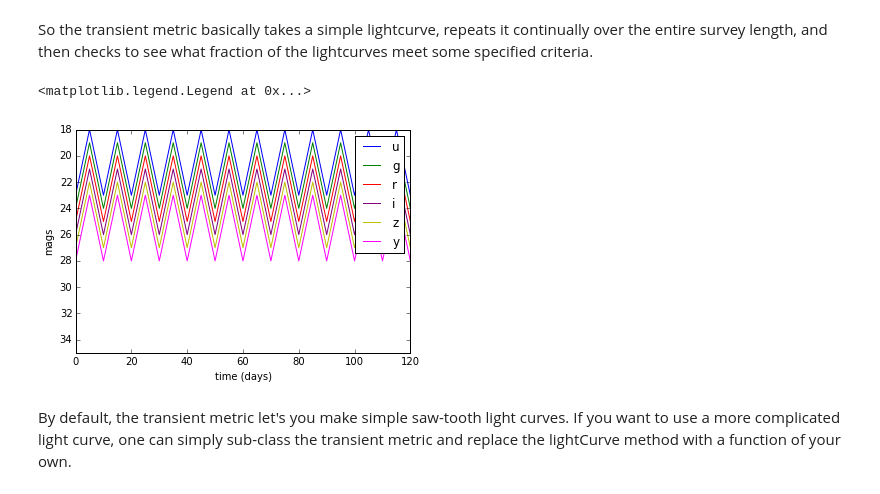
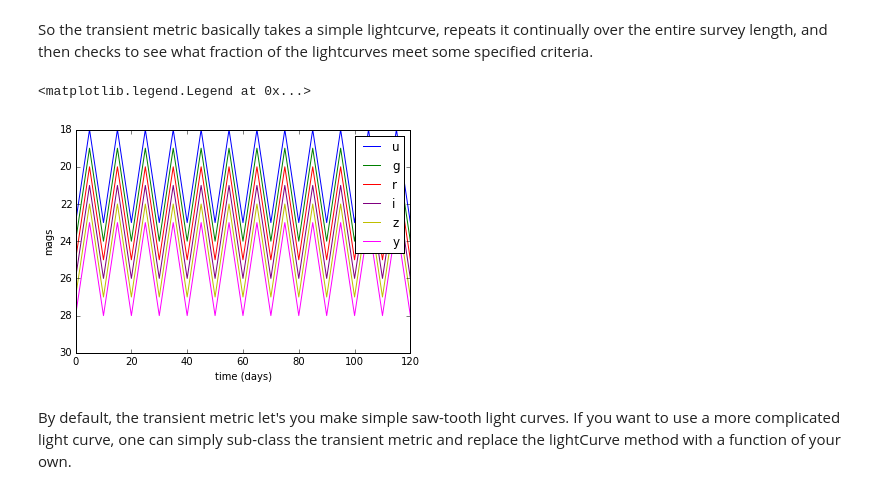
Before and after one commit to amnferguson/sims_maf_notebooks, a Jupyter notebook: notebooks/transientExample.ipynb, the cells around one changed output. Drawn from its saved outputs; the diff is of its cells as text; code cells hidden in the pictures.

```diff
--- a/notebooks/transientExample.ipynb
+++ b/notebooks/transientExample.ipynb
@@ -37,22 +37,22 @@ So the transient metric basically takes a simple lightcurve, repeats it continua
 # %%
 # Modify the slopes and duration a bit
 transDuration = 10.
 transMetric = metrics.TransientMetric(riseSlope=-1., declineSlope=1, transDuration=transDuration,
                                  peakTime=5., **peaks)
 
 
 times = np.arange(0.,121,1)
 for filterName, color in zip(filterNames,colors):
     filters = np.array([filterName]*times.size)
     lc = transMetric.lightCurve(times % transDuration,filters)
     plt.plot(times,lc, color, label=filterName)
 plt.xlabel('time (days)')
 plt.ylabel('mags')
-plt.ylim([35,18])
+plt.ylim([30,18])
 plt.legend()
 # %% [output]
 <matplotlib.legend.Legend at 0x...>
-[figure, old version]
+[figure, new version]
 # %% [markdown]
 By default, the transient metric let's you make simple saw-tooth light curves.  If you want to use a more complicated light curve, one can simply sub-class the transient metric and replace the lightCurve method with a function of your own.
 # %%
```
Also changed, not shown: 1 other file.
